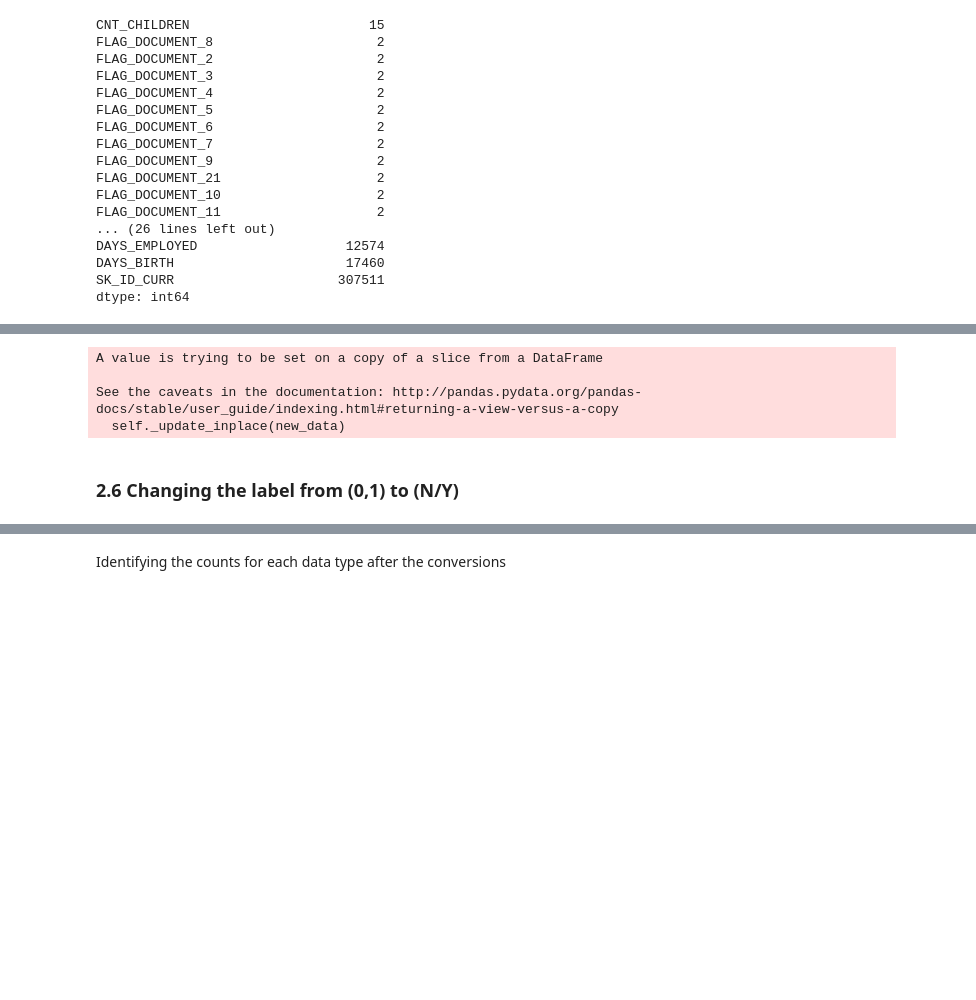
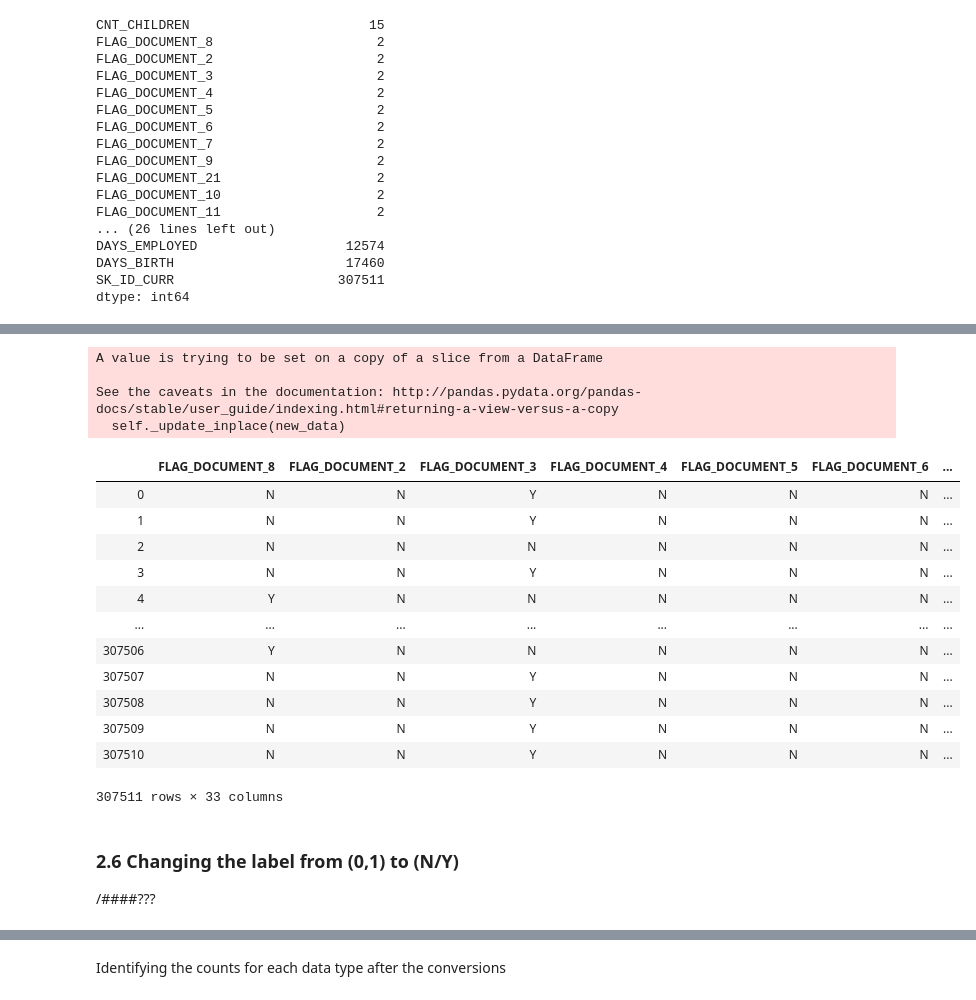
Before and after one commit to guptavasu1213/Loan-Default-Prediction, a Jupyter notebook: ProjectVGXK.ipynb, the cells around one changed output, grey strips where cells are left out. Saved outputs shown, nothing was run; the diff lists cells and outputs as text; code cells hidden in the pictures; blank space fills up the shorter version.

Commit message:
Add questions and documentation

```diff
--- a/ProjectVGXK.ipynb
+++ b/ProjectVGXK.ipynb
@@ -177,18 +214,34 @@ cols_to_convert=list(metData[(metData.Unique==2)&(metData.Data_Type=="int64")].i
 # %%
 #Converts the data types of the columns form (0, 1) to ('N', 'Y')
 def convert_data(application_data, cols_to_convert):
     for y in cols_to_convert:
         application_data.loc[:,y].replace((0, 1), ('N', 'Y'), inplace=True)
     return application_data
 
 #calling the function for application_data
 appData = convert_data(appData, cols_to_convert)
+appData[cols_to_convert]
 # %% [output]
 A value is trying to be set on a copy of a slice from a DataFrame
 
 See the caveats in the documentation: http://pandas.pydata.org/pandas-docs/stable/user_guide/indexing.html#returning-a-view-versus-a-copy
   self._update_inplace(new_data)
+|  | FLAG_DOCUMENT_8 | FLAG_DOCUMENT_2 | FLAG_DOCUMENT_3 | FLAG_DOCUMENT_4 | FLAG_DOCUMENT_5 | FLAG_DOCUMENT_6 | ... |
+| 0 | N | N | Y | N | N | N | ... |
+| 1 | N | N | Y | N | N | N | ... |
+| 2 | N | N | N | N | N | N | ... |
+| 3 | N | N | Y | N | N | N | ... |
+| 4 | Y | N | N | N | N | N | ... |
+| ... | ... | ... | ... | ... | ... | ... | ... |
+| 307506 | Y | N | N | N | N | N | ... |
+| 307507 | N | N | Y | N | N | N | ... |
+| 307508 | N | N | Y | N | N | N | ... |
+| 307509 | N | N | Y | N | N | N | ... |
+| 307510 | N | N | Y | N | N | N | ... |
+307511 rows × 33 columns
 # %% [markdown]
 ### 2.6 Changing the label from (0,1) to (N/Y)
+
+/####???
 # %%
 #Converting 'TARGET' label column from (0,1) to ('N','Y')
```
Also changed, not shown: parts of 15 cells of this notebook.
